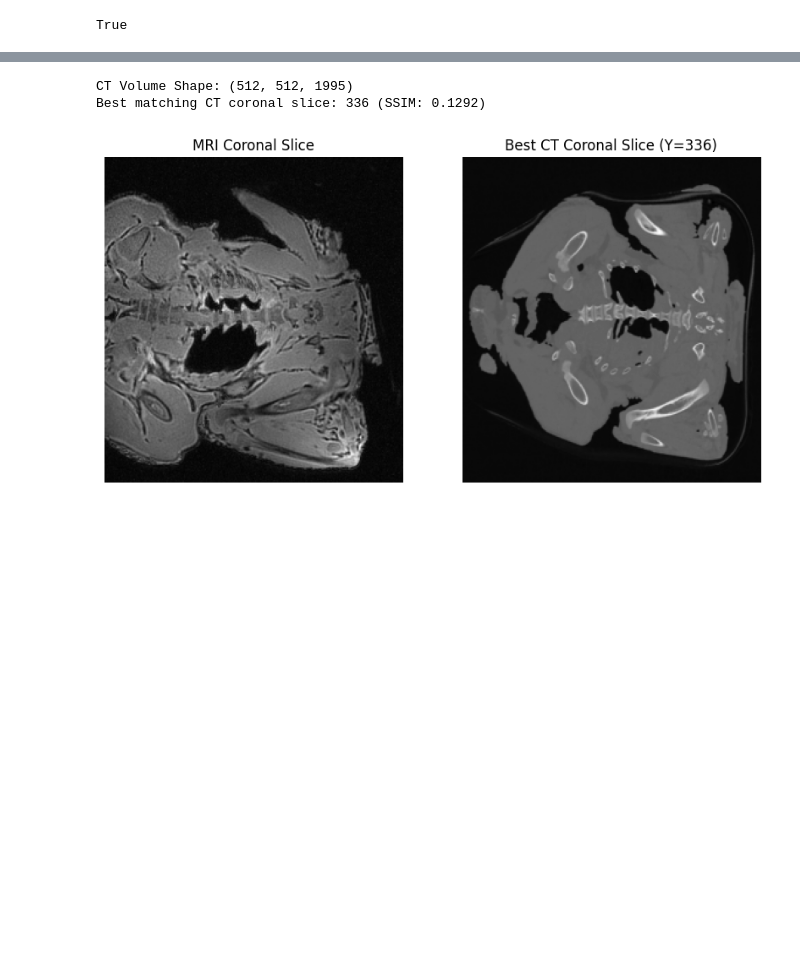
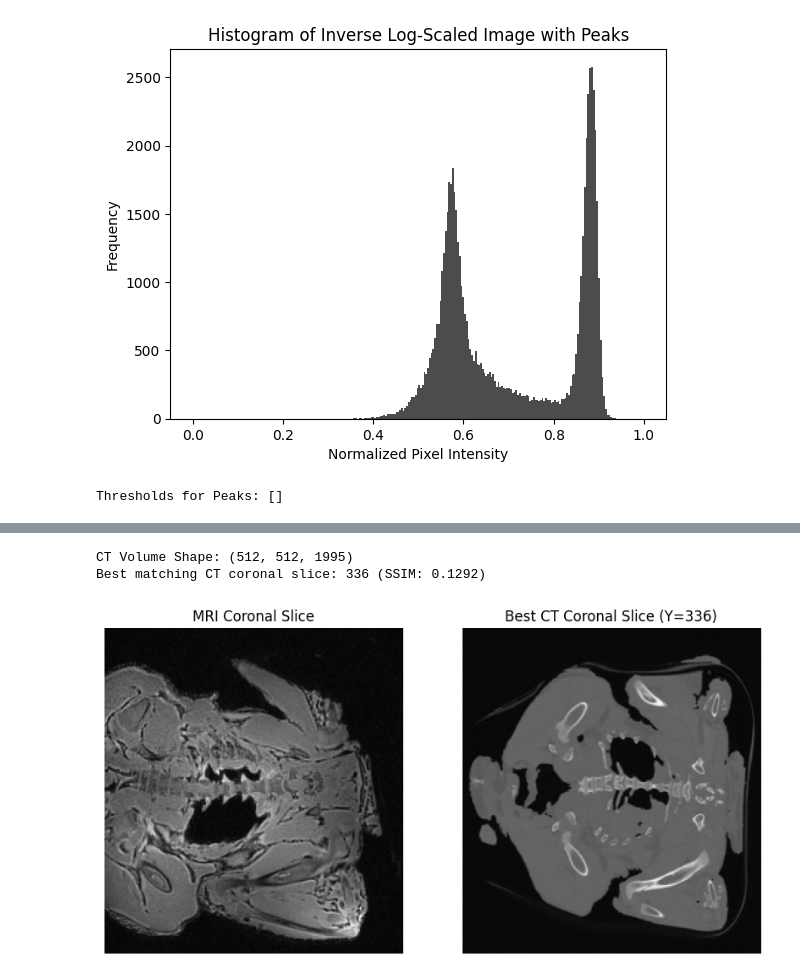
Before and after one commit to Yakuson/MRI-TO-PCT, a Jupyter notebook: Capstone Code and resources/Code/CFP.ipynb, the cells around one changed output, grey strips where cells are left out. Cells and saved outputs as stored; diff of their text form; code cells hidden in the pictures; blank space fills up the shorter version.

```diff
--- a/Capstone Code and resources/Code/CFP.ipynb
+++ b/Capstone Code and resources/Code/CFP.ipynb
@@ -25,13 +54,12 @@ Current working directory: d:\Users\Jacks\Desktop\Jackson's Homework\Year 4\BMEG
 # %%
 # Section for inverse log scaling + bias correction
-image_path = "/Users/Jacks/Desktop/Jackson's Homework/Year 4/BMEG 457/MRI-TO-PCT/Capstone Code and resources/Images/chicken screenshot.png" # Change as needed
 
-image = cv2.imread(image_path, cv2.IMREAD_GRAYSCALE)
-if image is None:
-    raise FileNotFoundError(f"Image at path '{image_path}' could not be loaded. Check the file path.")
+# image = cv2.imread(mri_coronal_slice, cv2.IMREAD_GRAYSCALE)
+# if image is None:
+#     raise FileNotFoundError(f"Image could not be loaded. Check the file path.")
 
 # Convert to SimpleITK image format and cast to float
-image_sitk = sitk.GetImageFromArray(image)
+image_sitk = sitk.GetImageFromArray(mri_coronal_slice)
 image_sitk = sitk.Cast(image_sitk, sitk.sitkFloat32)
 
 # Bias Field Correction (N4ITK)
@@ -77,34 +105,35 @@ peaks, _ = find_peaks(hist, height=7100)
 # Threshold values
 thresholds = bins[peaks]
 
 plt.hist(inv_norm.ravel(), bins=256, range=(0, 1), color='black', alpha=0.7)
 plt.scatter(thresholds, hist[peaks], color='red', zorder=5)
 plt.title('Histogram of Inverse Log-Scaled Image with Peaks')
 plt.xlabel('Normalized Pixel Intensity')
 plt.ylabel('Frequency')
 plt.show()
 
 print('Thresholds for Peaks:', thresholds)
 
 # ----------------
 
 # image_sitk = sitk.GetImageFromArray(image)
 # image_sitk = sitk.Cast(image_sitk, sitk.sitkFloat32) # Need to cast to float to avoid uint8 errors
 
 # # Bias Field Correction (N4ITK)
 # corrector = sitk.N4BiasFieldCorrectionImageFilter()
 # corrected_image_sitk = corrector.Execute(image_sitk)
 
 # corrected_image = sitk.GetArrayFromImage(corrected_image_sitk)
 # corrected_image = corrected_image / np.max(corrected_image) # Normalization from [0 - 1]
 
 # log_image = np.log(corrected_image + 1) # Avoids log(0)
 # log_image = np.uint8(255 * log_image)
 
 # inverse_log_image = 255 - log_image
 # cv2.imwrite('/Users/yuhengzhang/Documents/BMEG 457/MRI-TO-PCT/Capstone Code and resources/Images/Yuheng_inverse_log_scaled_image.png', inverse_log_image)
 # %% [output]
+[figure, added]
-True
+Thresholds for Peaks: []
 # %%
 # Histogram Based bias correction applied to N4ITK approach
 
```
Also changed, not shown: parts of 10 cells of this notebook, 2 other files.
